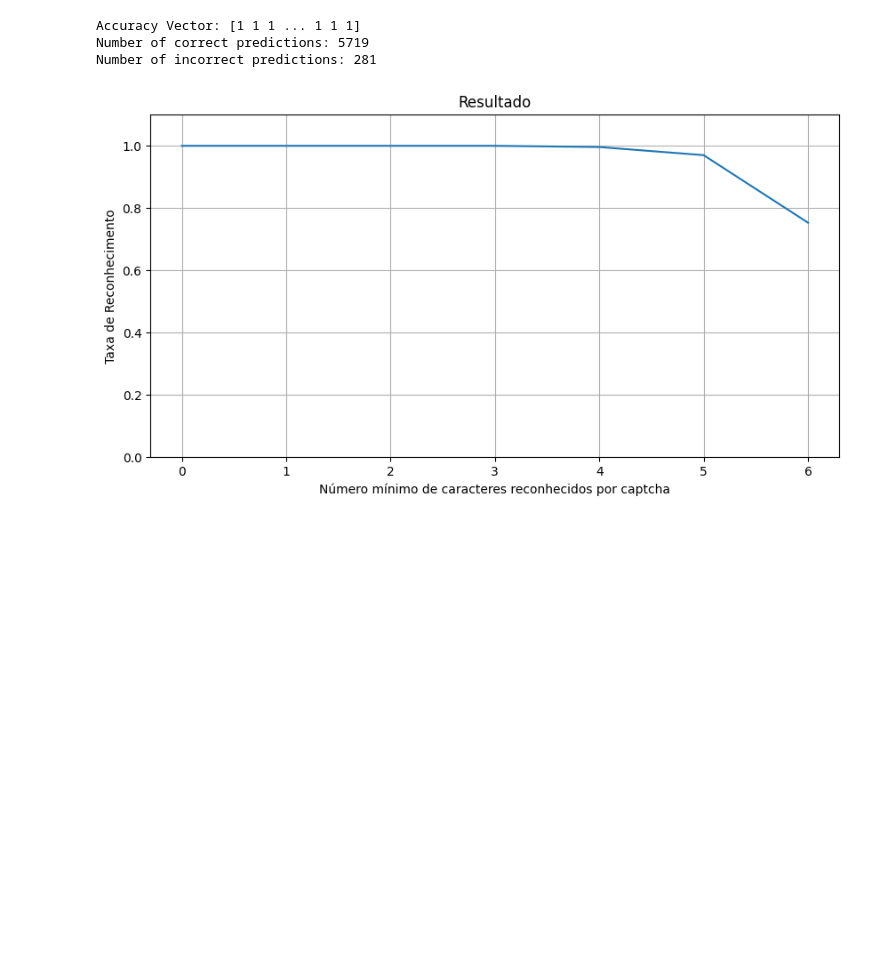
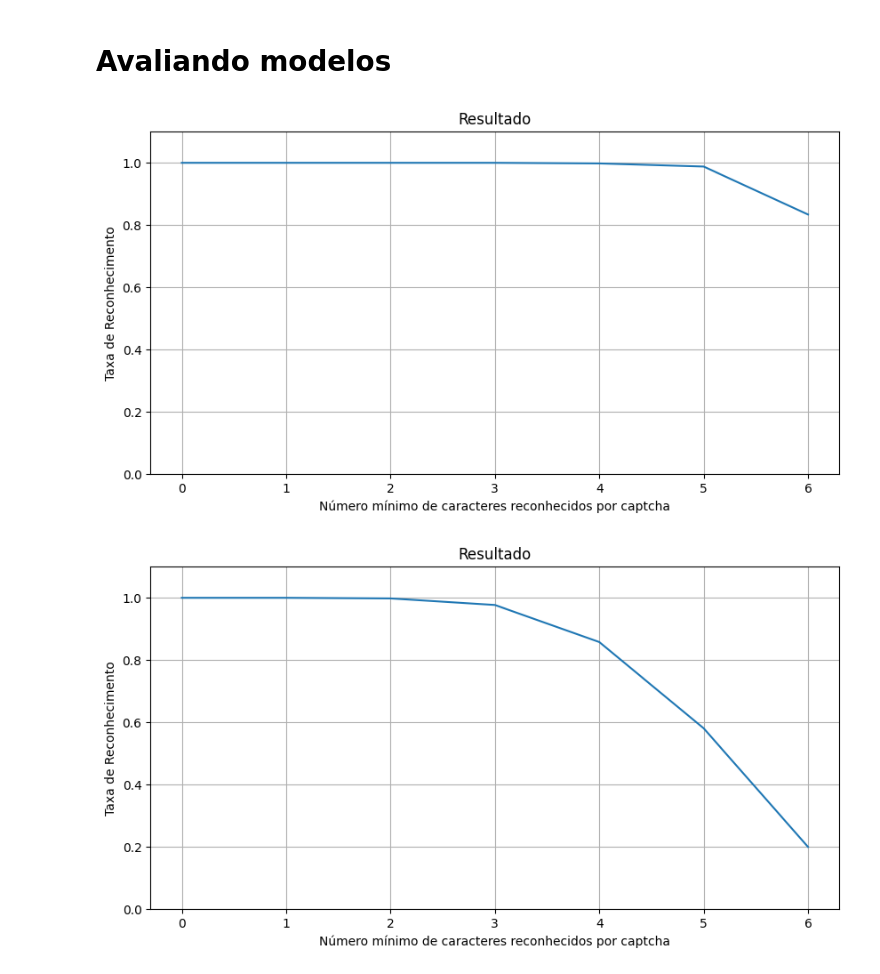
Before and after one commit to VictorANM2/TP2Icv, a Jupyter notebook: modelos.ipynb, the cells around one changed output. Saved outputs shown, nothing was run; the diff lists cells and outputs as text; code cells hidden in the pictures; blank space fills up the shorter version.

Commit message:
modelo hog inicial

```diff
--- a/modelos.ipynb
+++ b/modelos.ipynb
@@ -169,0 +200,2 @@ y_val_onehot = onehot_encoder.transform(y_val_int.reshape(-1, 1))
+# %%
+model_nn.fit(X_train_hog, y_train_onehot, epochs=10, batch_size=32, validation_data=(X_val_hog, y_val_onehot))
@@ -169,0 +224,8 @@ y_val_onehot = onehot_encoder.transform(y_val_int.reshape(-1, 1))
+# %%
+y_pred_nn = model_nn.predict(X_test_hog)
+y_pred_classes_nn = np.argmax(y_pred_nn, axis=1)
+y_true_nn = np.argmax(y_test_onehot, axis=1)
+
+accuracy_vector_nn = (y_pred_classes_nn == y_true_nn).astype(int)
+
+print("Accuracy:", accuracy_score(y_true, y_pred_classes_nn))
@@ -205,10 +288,8 @@ Test Accuracy: 0.953166663646698
 # %%
-# Gráfico de taxa de reconhecimento
-# Prever rótulos no conjunto de testes
 y_pred = model.predict(X_test)
 y_pred_classes = np.argmax(y_pred, axis=1)
 y_true = np.argmax(y_test_onehot, axis=1)
 
 # Gerar vetor de 0s e 1s indicando acertos (1) e erros (0)
-accuracy_vector = (y_pred_classes == y_true).astype(int)
+accuracy_vector_cnn = (y_pred_classes == y_true).astype(int)
 # %% [output]
@@ -216,9 +297,3 @@ accuracy_vector = (y_pred_classes == y_true).astype(int)
-# %%
-print("Accuracy Vector:", accuracy_vector)
-print("Number of correct predictions:", np.sum(accuracy_vector))
-print("Number of incorrect predictions:", len(accuracy_vector) - np.sum(accuracy_vector))
-# %% [output]
-Accuracy Vector: [1 1 1 ... 1 1 1]
-Number of correct predictions: 5719
-Number of incorrect predictions: 281
+# %% [markdown]
+# Avaliando modelos
 # %%
@@ -241,14 +319,24 @@ frequencias = frequencias/1000
 # %%
-x_values = [0, 1, 2, 3, 4, 5, 6]
-plt.figure(figsize=(10, 5))
-plt.plot(x_values, frequencias)
+def print_grafico(frequencias):
+    x_values = [0, 1, 2, 3, 4, 5, 6]
+    plt.figure(figsize=(10, 5))
+    plt.plot(x_values, frequencias)
 
-plt.title('Resultado')
-plt.xlabel('Número mínimo de caracteres reconhecidos por captcha')
-plt.ylabel('Taxa de Reconhecimento')
-plt.ylim(0, 1.1)
-plt.grid(True)
+    plt.title('Resultado')
+    plt.xlabel('Número mínimo de caracteres reconhecidos por captcha')
+    plt.ylabel('Taxa de Reconhecimento')
+    plt.ylim(0, 1.1)
+    plt.grid(True)
 
-plt.show()
+    plt.show()
-# %% [output]
-[figure, removed]
+# %%
+freq_cnn = gerar_freq(accuracy_vector_cnn)
+freq_nn = gerar_freq(accuracy_vector_nn)
+freq_svm = gerar_freq(accuracy_vector_svm)
+
+print_grafico(freq_cnn)
+print_grafico(freq_nn)
+print_grafico(freq_svm)
+# %% [output]
+[figure, added]
+[figure, added]
```
Also changed, not shown: parts of 28 cells of this notebook.
